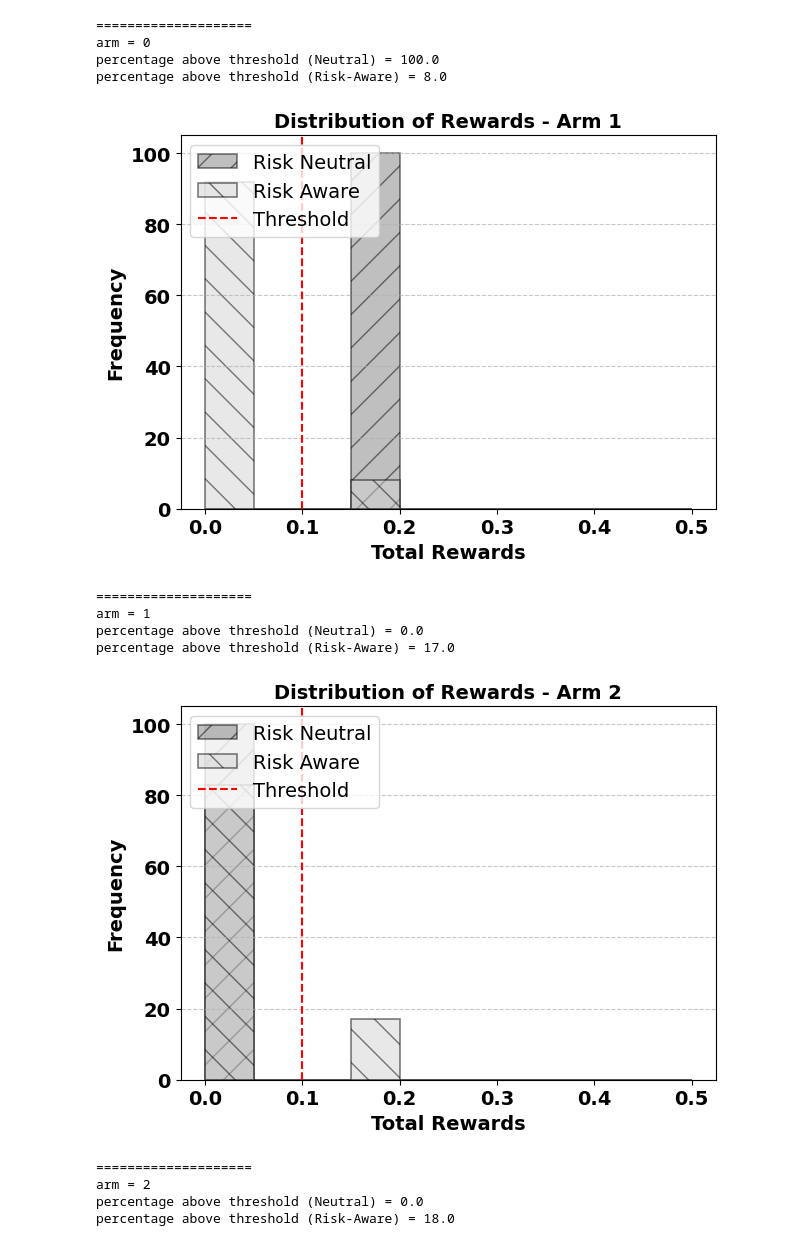
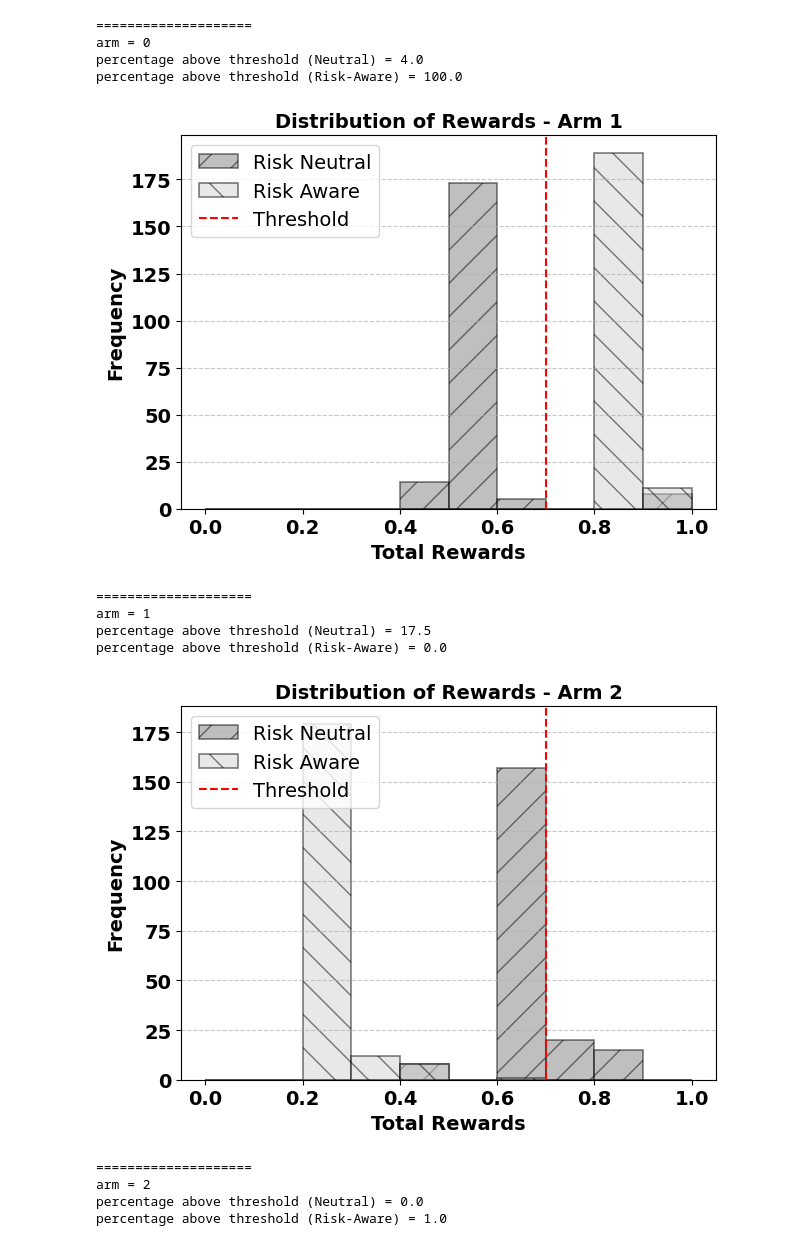
Before and after one commit to nima-akbarzadeh/RiskAwareJournal, a Jupyter notebook: histogram_single.ipynb, the cells around one changed output. Cells and saved outputs as stored; diff of their text form; code cells hidden in the pictures.

```diff
--- a/histogram_single.ipynb
+++ b/histogram_single.ipynb
@@ -3,18 +112,18 @@ import joblib
 import numpy as np
 import matplotlib.pyplot as plt
 
-df = 0.95
-nt = 100
+df = 0.9
+nt = 5
 ns = 4
-nc = 5
-ng = 10
+nc = 3
+ng = 50
 n_arms = ns*nc
-ut = (3, 8)
-th = 0.1
-fr = 0.3
+ut = (1, 0)
+th = 0.7
+fr = 0.1
 
-file1 = f'./planning-infinite/df{df}_nt{nt}_ns{ns}_ng{ng}_nc{nc}_ut{ut}_th{th}_fr{fr}_Neutral.joblib'
-file2 = f'./planning-infinite/df{df}_nt{nt}_ns{ns}_ng{ng}_nc{nc}_ut{ut}_th{th}_fr{fr}_RiskAware.joblib'
+file1 = f'/Users/nima/Desktop/Others/PostDoc/RiskAware_Journal/Updated/FINAL-FINAL/planning-nsfinite-June25/df{df}_nt{nt}_ns{ns}_ng{ng}_nc{nc}_ut{ut}_th{th}_fr{fr}_Neutral.joblib'
+file2 = f'/Users/nima/Desktop/Others/PostDoc/RiskAware_Journal/Updated/FINAL-FINAL/planning-nsfinite-June25/df{df}_nt{nt}_ns{ns}_ng{ng}_nc{nc}_ut{ut}_th{th}_fr{fr}_RiskAware.joblib'
 
 # Load data from joblib files
 data1 = joblib.load(file1)
@@ -24,7 +133,7 @@ data2 = joblib.load(file2)
 totalrewards1 = data1[0]
 totalrewards2 = data2[0]
 # %%
-bins = np.linspace(0, 0.5, 11)
+bins = np.linspace(0, 1, 11)
 
 # Iterate over each arm and create histograms
 for arm in range(n_arms):
@@ -50,42 +159,42 @@ for arm in range(n_arms):
 
     # Histogram for the second file
     plt.hist(
         totalrewards2[arm, :],
         bins=bins,
         alpha=0.5,
         label='Risk Aware',
         color='lightgray',
         edgecolor='black',
         linewidth=1.2,
         hatch='\\'  # Adding a different hatch pattern for black-and-white distinction
     )
 
     plt.axvline(x=th, color='red', linestyle='--', linewidth=1.5, label='Threshold')
 
     # Plot formatting
     plt.title(f'Distribution of Rewards - Arm {arm+1}', fontsize=14, fontweight='bold')
     plt.xlabel('Total Rewards', fontsize=14, fontweight='bold')
     plt.ylabel('Frequency', fontsize=14, fontweight='bold')
     plt.xticks(fontsize=14, fontweight='bold')
     plt.yticks(fontsize=14, fontweight='bold')
     plt.legend(loc='upper left', fontsize=14)
     plt.grid(axis='y', linestyle='--', alpha=0.7)
     plt.tight_layout()
 
     # Show the plot
     plt.show()
 # %% [output]
 ====================
 arm = 0
-percentage above threshold (Neutral) = 100.0
-percentage above threshold (Risk-Aware) = 8.0
+percentage above threshold (Neutral) = 4.0
+percentage above threshold (Risk-Aware) = 100.0
-[figure, old version]
+[figure, new version]
 ====================
 arm = 1
-percentage above threshold (Neutral) = 0.0
-percentage above threshold (Risk-Aware) = 17.0
+percentage above threshold (Neutral) = 17.5
+percentage above threshold (Risk-Aware) = 0.0
-[figure, old version]
+[figure, new version]
 ====================
 arm = 2
 percentage above threshold (Neutral) = 0.0
-percentage above threshold (Risk-Aware) = 18.0
+percentage above threshold (Risk-Aware) = 1.0
```
Also changed, not shown: parts of 3 cells of this notebook, 3 other files.
